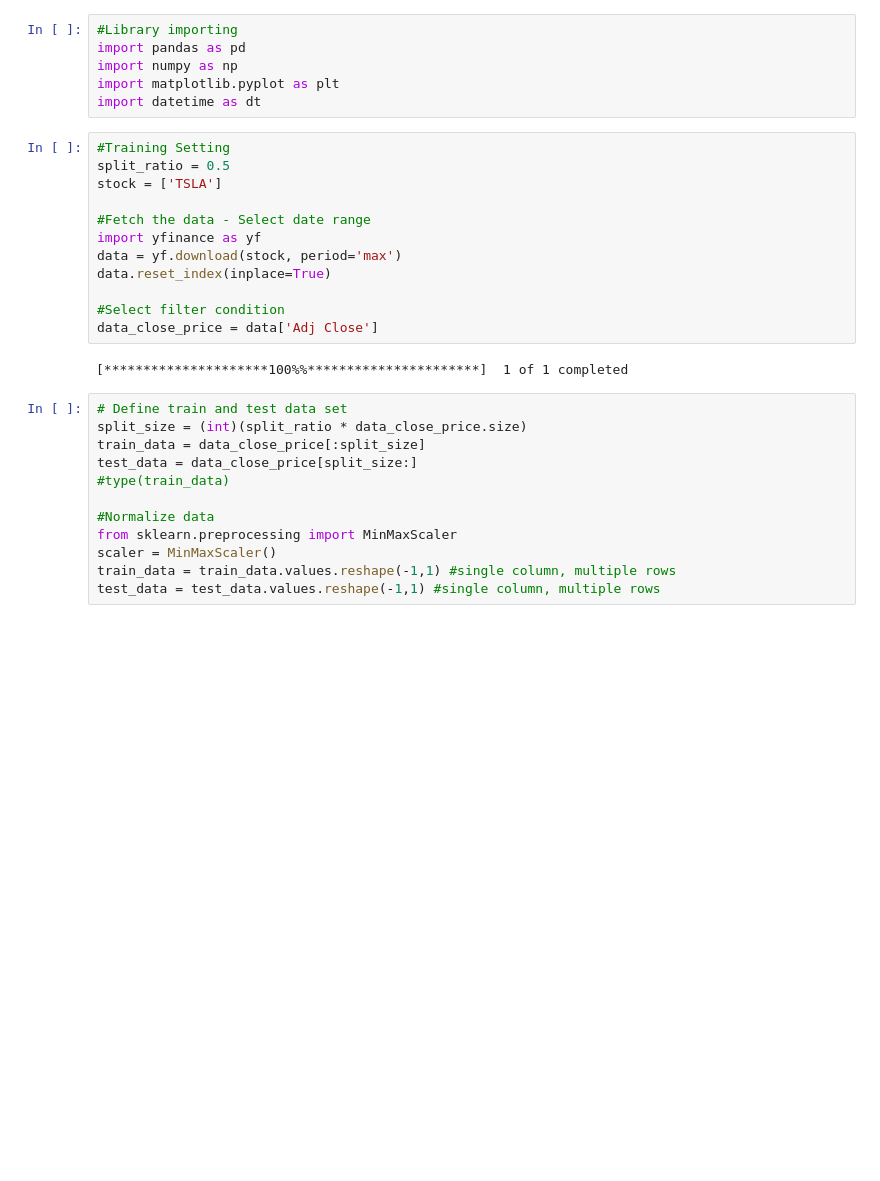
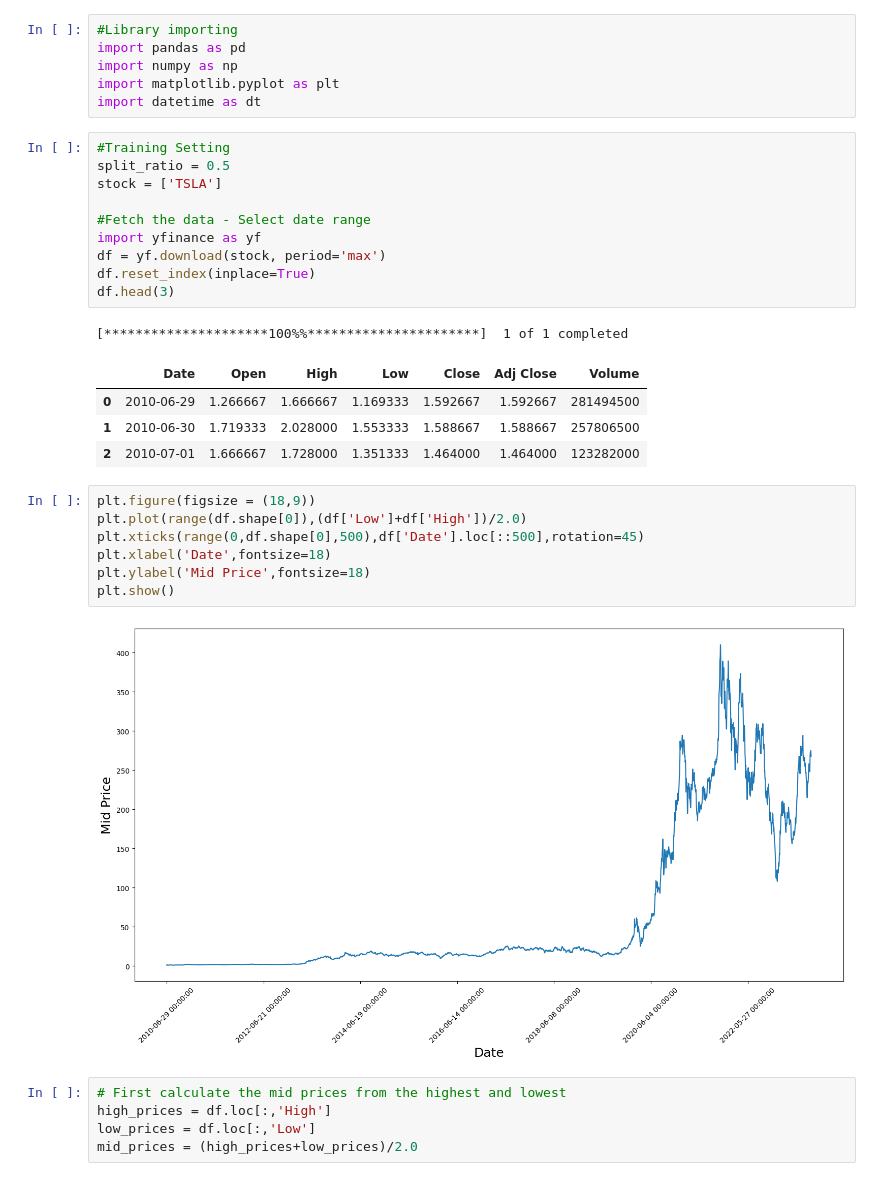
Before and after one commit to phdtrong/PortfolioProjects, a Jupyter notebook: project10/StockPricePrediction.ipynb, the cells around one changed output. Saved outputs shown, nothing was run; the diff lists cells and outputs as text; blank space fills up the shorter version.

```diff
--- a/project10/StockPricePrediction.ipynb
+++ b/project10/StockPricePrediction.ipynb
@@ -13,22 +13,26 @@ stock = ['TSLA']
 
 #Fetch the data - Select date range
 import yfinance as yf
-data = yf.download(stock, period='max')
-data.reset_index(inplace=True)
-
-#Select filter condition
-data_close_price = data['Adj Close']
+df = yf.download(stock, period='max')
+df.reset_index(inplace=True)
+df.head(3)
 # %% [output]
 [*********************100%%**********************]  1 of 1 completed
+|  | Date | Open | High | Low | Close | Adj Close | Volume |
+| 0 | 2010-06-29 | 1.266667 | 1.666667 | 1.169333 | 1.592667 | 1.592667 | 281494500 |
+| 1 | 2010-06-30 | 1.719333 | 2.028000 | 1.553333 | 1.588667 | 1.588667 | 257806500 |
+| 2 | 2010-07-01 | 1.666667 | 1.728000 | 1.351333 | 1.464000 | 1.464000 | 123282000 |
-# %%
-# Define train and test data set
-split_size = (int)(split_ratio * data_close_price.size)
-train_data = data_close_price[:split_size]
-test_data = data_close_price[split_size:]
-#type(train_data)
-
-#Normalize data
-from sklearn.preprocessing import MinMaxScaler
-scaler = MinMaxScaler()
-train_data = train_data.values.reshape(-1,1) #single column, multiple rows
-test_data = test_data.values.reshape(-1,1) #single column, multiple rows
+# %%
+plt.figure(figsize = (18,9))
+plt.plot(range(df.shape[0]),(df['Low']+df['High'])/2.0)
+plt.xticks(range(0,df.shape[0],500),df['Date'].loc[::500],rotation=45)
+plt.xlabel('Date',fontsize=18)
+plt.ylabel('Mid Price',fontsize=18)
+plt.show()
+# %% [output]
+[figure, added]
+# %%
+# First calculate the mid prices from the highest and lowest
+high_prices = df.loc[:,'High']
+low_prices = df.loc[:,'Low']
+mid_prices = (high_prices+low_prices)/2.0
```
Also changed, not shown: parts of 11 cells of this notebook.
